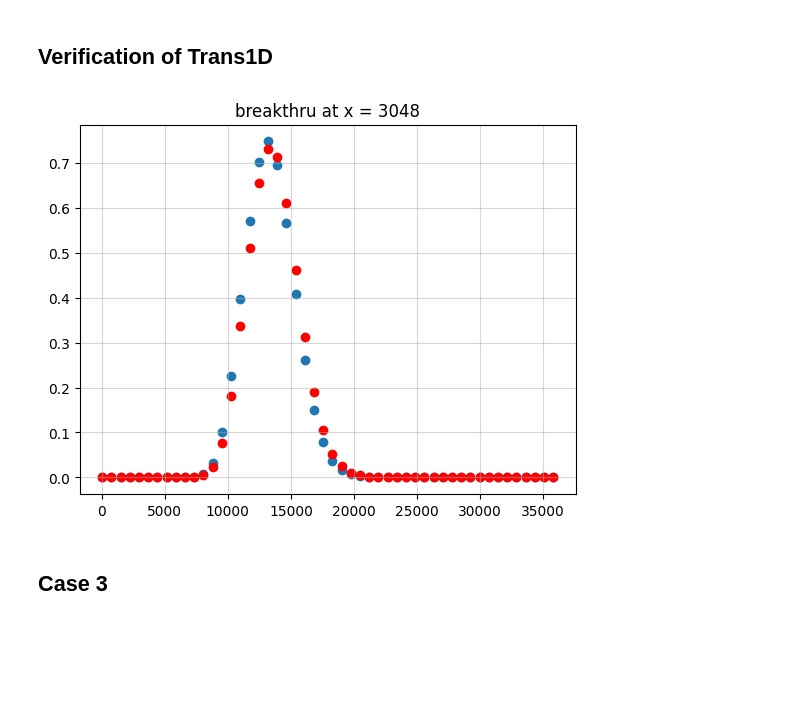
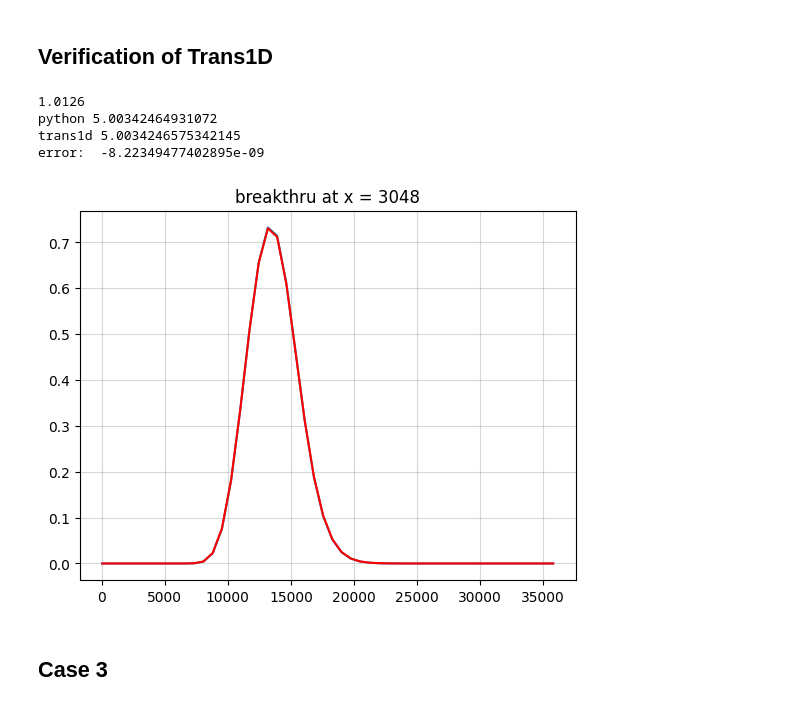
Before and after one commit to willgnesda/1D_ADEs, a Jupyter notebook: 1d_ADEs.ipynb, the cells around one changed output. Saved outputs shown, nothing was run; the diff lists cells and outputs as text; code cells hidden in the pictures; blank space fills up the shorter version.

```diff
--- a/1d_ADEs.ipynb
+++ b/1d_ADEs.ipynb
@@ -369,35 +369,44 @@ conc = np.array([0, 0, 0, 0, 0, 0, 4.76008121808036E-13, 1.37909583752815E-09, 3
 # %%
 source_conc = 1 #mg/L
 times = np.linspace(0, 36500, 50) #days
 
 koc = 1190
 k = 90 #m/d
 por = 0.17 #[-]
 gradient = 0.0005 #m/m
 al = 30.48 #m
 bulkd = 1.8 #g/cm3
 foc = 1e-6
 
 #calc params
-gw_vel = 0.2647059 #m/d
+gw_vel = 0.2647 #m/d
 D = 8.068235294 #m2/d
-R = 1.0#1+(bulkd/por)*foc*koc
+R = 1+(bulkd/por)*foc*koc
+print(R)
 
 x = 3048 #m
 
 pulse_len = 3652.5
 
 sol = np.empty_like(time)
 for i, t in enumerate(time):
-    C = ADE_1d_A1(x, t, gw_vel, R, 0, source_conc, pulse_len, al = al, silent = True)
+    C = ADE_1d_A2(x, t, gw_vel, R, 0, source_conc, pulse_len, al = al, silent = True)
     sol[i] = C
 
-plt.scatter(time, sol, label = "Python")
-plt.scatter(time, conc, label = "Trans1D", c = "r")
+plt.plot(time, sol, label = "Python")
+plt.plot(time, conc, label = "Trans1D", c = "r")
 plt.title(f"breakthru at x = {x}")
 plt.grid(alpha = 0.5)
+
+print("python", np.trapz(sol))
+print("trans1d", np.trapz(conc))
+print("error: ", np.trapz(sol)-np.trapz(conc))
 # %% [output]
+1.0126
+python 5.00342464931072
+trans1d 5.0034246575342145
+error:  -8.22349477402895e-09
-[figure, old version]
+[figure, new version]
 # %% [markdown]
 ## Case 3
 # %%
```
Also changed, not shown: parts of 3 cells of this notebook.
